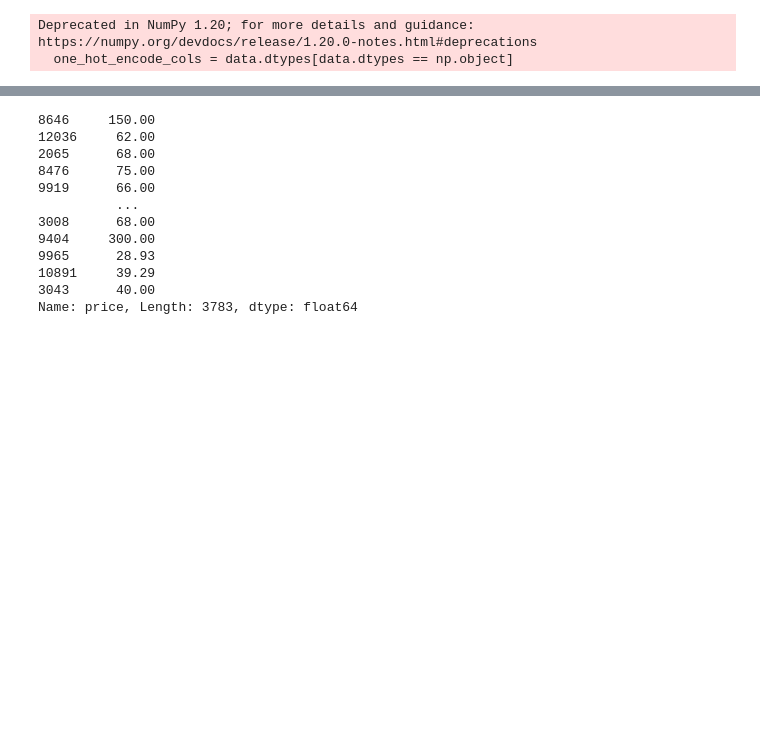
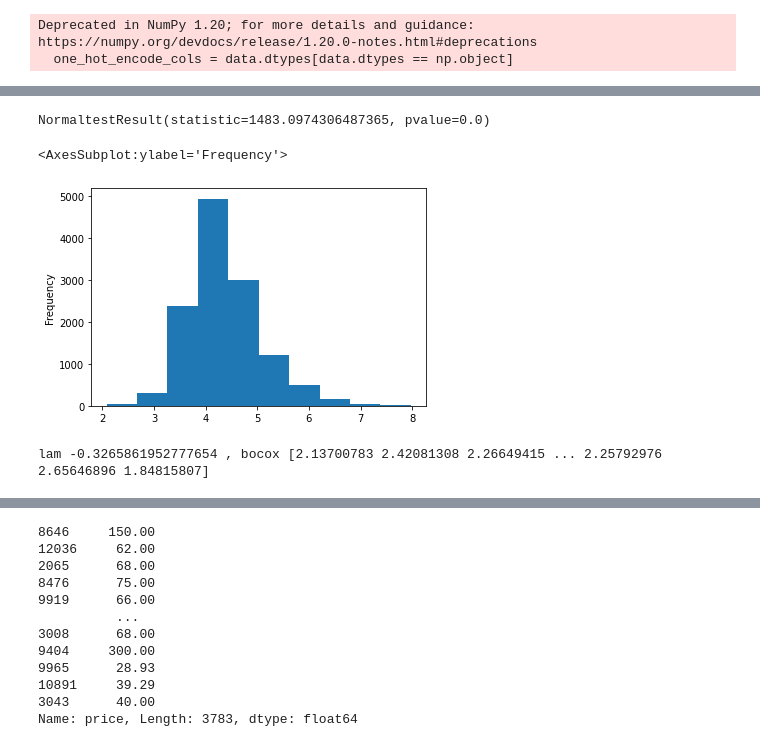
Before and after one commit to Hrithik2212/IBM-Machine-Learning-Course, a Jupyter notebook: Supervised Learning - Regression/Regression peer graded assignment/assign.ipynb, the cells around one changed output, grey strips where cells are left out. Drawn from its saved outputs; the diff is of its cells as text; code cells hidden in the pictures; blank space fills up the shorter version.

```diff
--- a/Supervised Learning - Regression/Regression peer graded assignment/assign.ipynb
+++ b/Supervised Learning - Regression/Regression peer graded assignment/assign.ipynb
@@ -222,0 +233,16 @@ data = pd.get_dummies(data, columns=one_hot_encode_cols)
+# %%
+log_price = np.log(data.price)
+print(normaltest(log_price.values))
+log_price.plot(kind='hist')
+# %% [output]
+NormaltestResult(statistic=1483.0974306487365, pvalue=0.0)
+<AxesSubplot:ylabel='Frequency'>
+[figure, added]
+# %%
+from scipy.stats import boxcox
+bc = boxcox(data.price)
+boxcox_price = bc[0]
+lam = bc[1]
+print(f"lam {lam} , bocox {boxcox_price} ")
+# %% [output]
+lam -0.3265861952777654 , bocox [2.13700783 2.42081308 2.26649415 ... 2.25792976 2.65646896 1.84815807]
```
Also changed, not shown: parts of 15 cells of this notebook.
